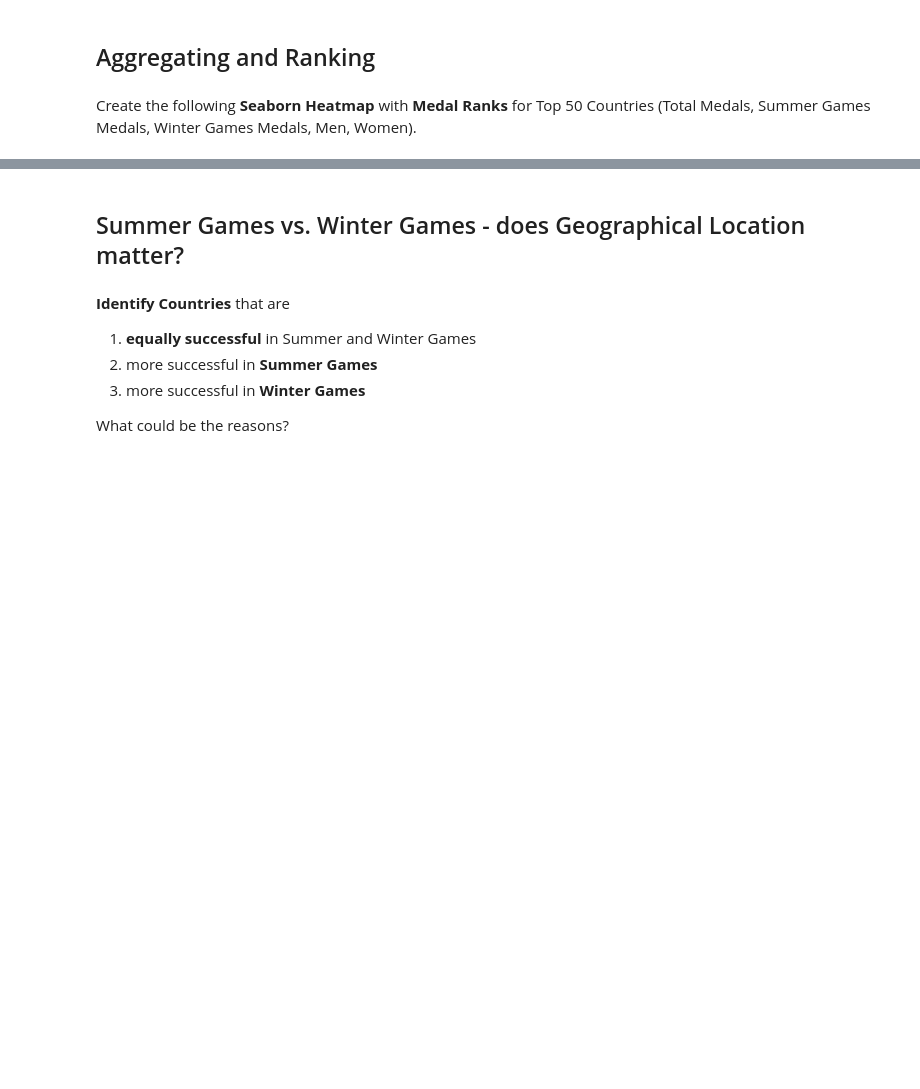
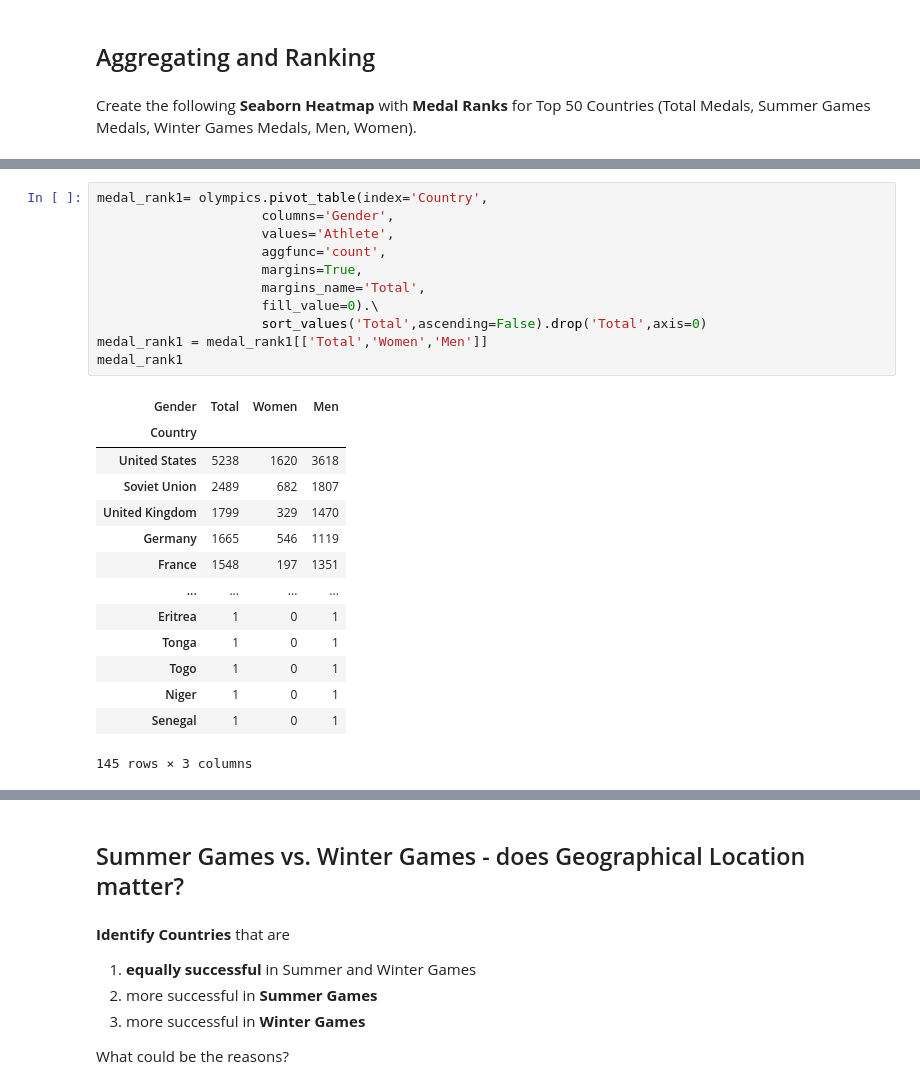
Before and after one commit to hamednasr/Explanatory-Data-Analysis, a Jupyter notebook: Explanatory_DataAnalysis_Challenge.ipynb, the cells around one changed output, grey strips where cells are left out. Saved outputs shown, nothing was run; the diff lists cells and outputs as text; blank space fills up the shorter version.

```diff
--- a/Explanatory_DataAnalysis_Challenge.ipynb
+++ b/Explanatory_DataAnalysis_Challenge.ipynb
@@ -792,3 +805,29 @@ Check whether __GDP__ (Standard of Living), __Total_Games__ (Political Stability
 Create the following __Seaborn Heatmap__ with __Medal Ranks__ for Top 50 Countries (Total Medals, Summer Games Medals, Winter Games Medals, Men, Women).
 # %% [markdown]
 ![image.png](attachment:image.png)
+# %%
+medal_rank1= olympics.pivot_table(index='Country',
+                     columns='Gender',
+                     values='Athlete',
+                     aggfunc='count',
+                     margins=True,
+                     margins_name='Total',
+                     fill_value=0).\
+                     sort_values('Total',ascending=False).drop('Total',axis=0)
+medal_rank1 = medal_rank1[['Total','Women','Men']]
+medal_rank1
+# %% [output]
+| Gender | Total | Women | Men |
+| Country |  |  |  |
+| United States | 5238 | 1620 | 3618 |
+| Soviet Union | 2489 | 682 | 1807 |
+| United Kingdom | 1799 | 329 | 1470 |
+| Germany | 1665 | 546 | 1119 |
+| France | 1548 | 197 | 1351 |
+| ... | ... | ... | ... |
+| Eritrea | 1 | 0 | 1 |
+| Tonga | 1 | 0 | 1 |
+| Togo | 1 | 0 | 1 |
+| Niger | 1 | 0 | 1 |
+| Senegal | 1 | 0 | 1 |
+145 rows × 3 columns
```
Also changed, not shown: parts of 8 cells of this notebook.
